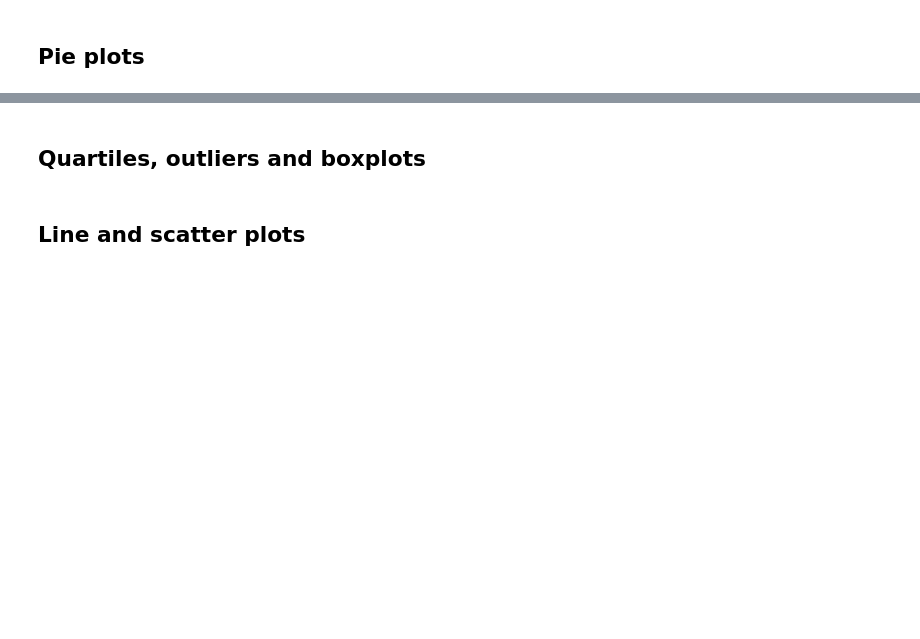
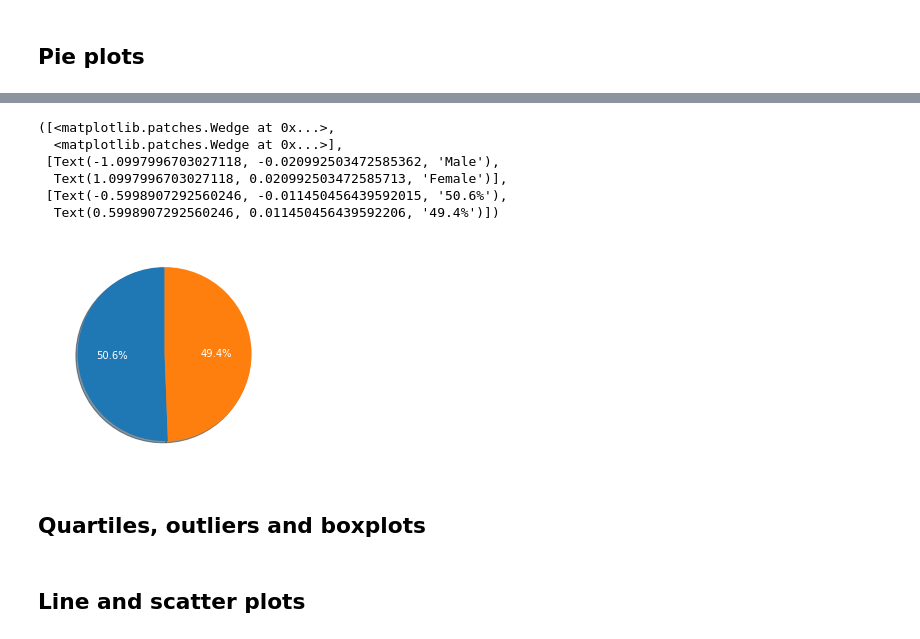
Before and after one commit to Erica2424/Matplotlib-Challenge, a Jupyter notebook: pymaceuticals_starter.ipynb, the cells around one changed output, grey strips where cells are left out. Cells and saved outputs as stored; diff of their text form; code cells hidden in the pictures; blank space fills up the shorter version.

```diff
--- a/pymaceuticals_starter.ipynb
+++ b/pymaceuticals_starter.ipynb
@@ -150,5 +165,18 @@ tumor_count.plot(kind="bar")
 # %%
 # Generate a pie plot showing the distribution of female versus male mice using pyplot
+labels = ["Male","Female"]
+sizes = [958,935]
+
+plt.pie(sizes, labels=labels,
+        autopct="%1.1f%%", shadow=True, startangle=90,textprops={'color':"w"})
+# %% [output]
+([<matplotlib.patches.Wedge at 0x...>,
+  <matplotlib.patches.Wedge at 0x...>],
+ [Text(-1.0997996703027118, -0.020992503472585362, 'Male'),
+  Text(1.0997996703027118, 0.020992503472585713, 'Female')],
+ [Text(-0.5998907292560246, -0.011450456439592015, '50.6%'),
+  Text(0.5998907292560246, 0.011450456439592206, '49.4%')])
+[figure, added]
 # %% [markdown]
 ## Quartiles, outliers and boxplots
 # %%
```
Also changed, not shown: parts of 4 cells of this notebook.
